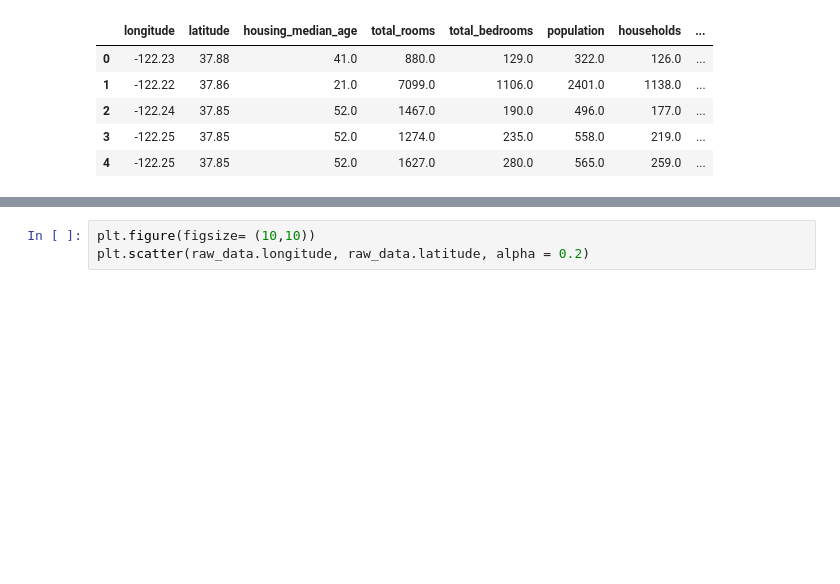
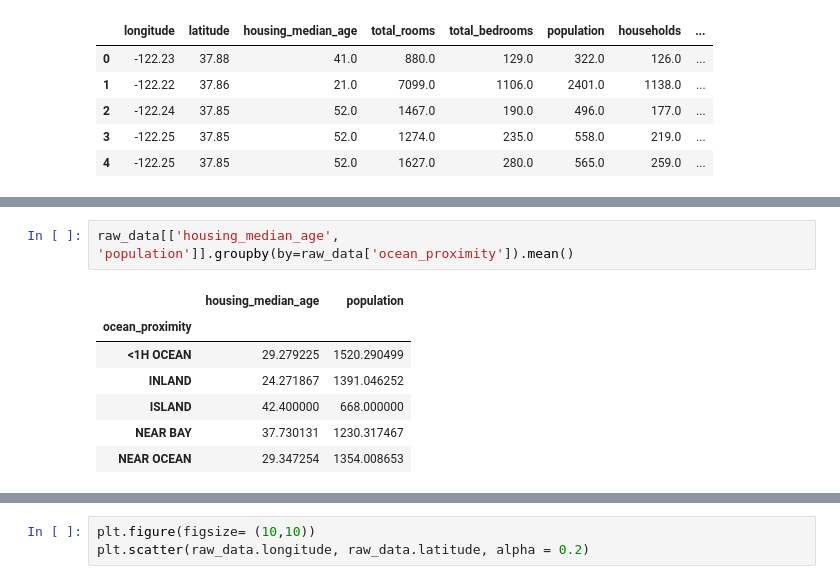
Before and after one commit to lexbrown/California_housing, a Jupyter notebook: Calif_housing.ipynb, the cells around one changed output, grey strips where cells are left out. Saved outputs shown, nothing was run; the diff lists cells and outputs as text; blank space fills up the shorter version.

```diff
--- a/Calif_housing.ipynb
+++ b/Calif_housing.ipynb
@@ -62,3 +60,13 @@ raw_data.describe()
 | 50% | -118.490000 | 34.260000 | 29.000000 | 2127.000000 | 435.000000 | 1166.000000 | 409.000000 | ... |
 | 75% | -118.010000 | 37.710000 | 37.000000 | 3148.000000 | 647.000000 | 1725.000000 | 605.000000 | ... |
 | max | -114.310000 | 41.950000 | 52.000000 | 39320.000000 | 6445.000000 | 35682.000000 | 6082.000000 | ... |
+# %%
+raw_data[['housing_median_age', 'population']].groupby(by=raw_data['ocean_proximity']).mean()
+# %% [output]
+|  | housing_median_age | population |
+| ocean_proximity |  |  |
+| <1H OCEAN | 29.279225 | 1520.290499 |
+| INLAND | 24.271867 | 1391.046252 |
+| ISLAND | 42.400000 | 668.000000 |
+| NEAR BAY | 37.730131 | 1230.317467 |
+| NEAR OCEAN | 29.347254 | 1354.008653 |
```
Also changed, not shown: parts of 7 cells of this notebook.
